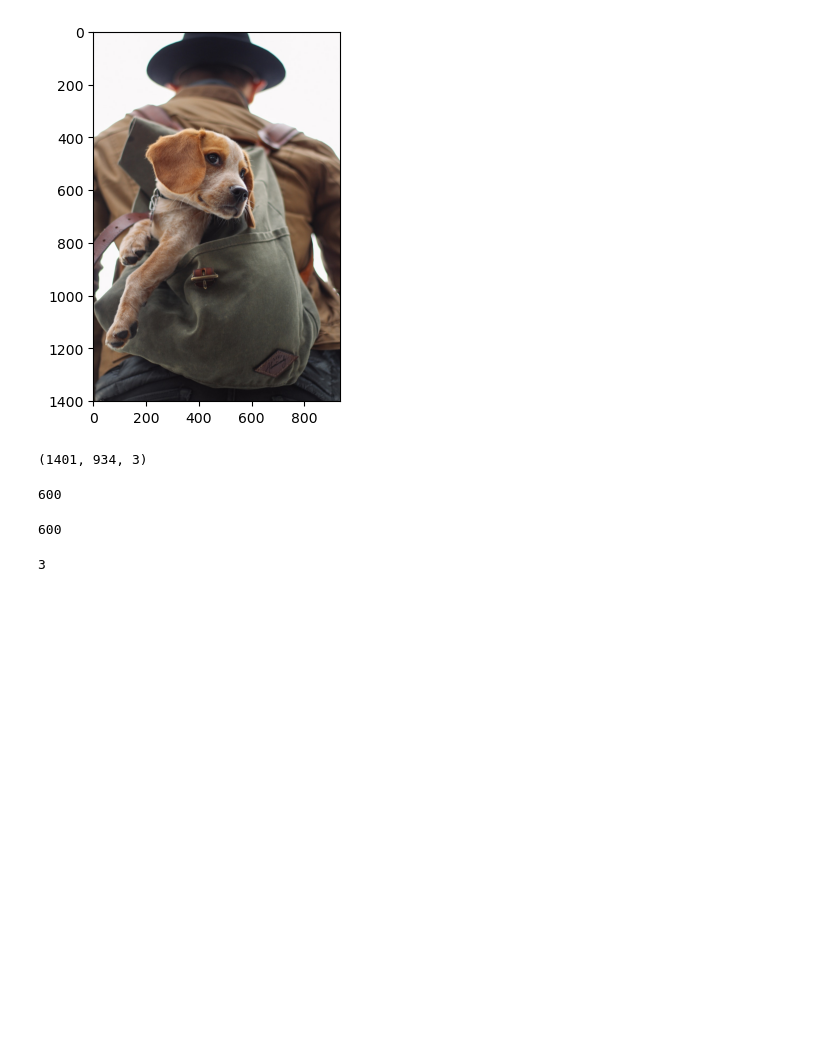
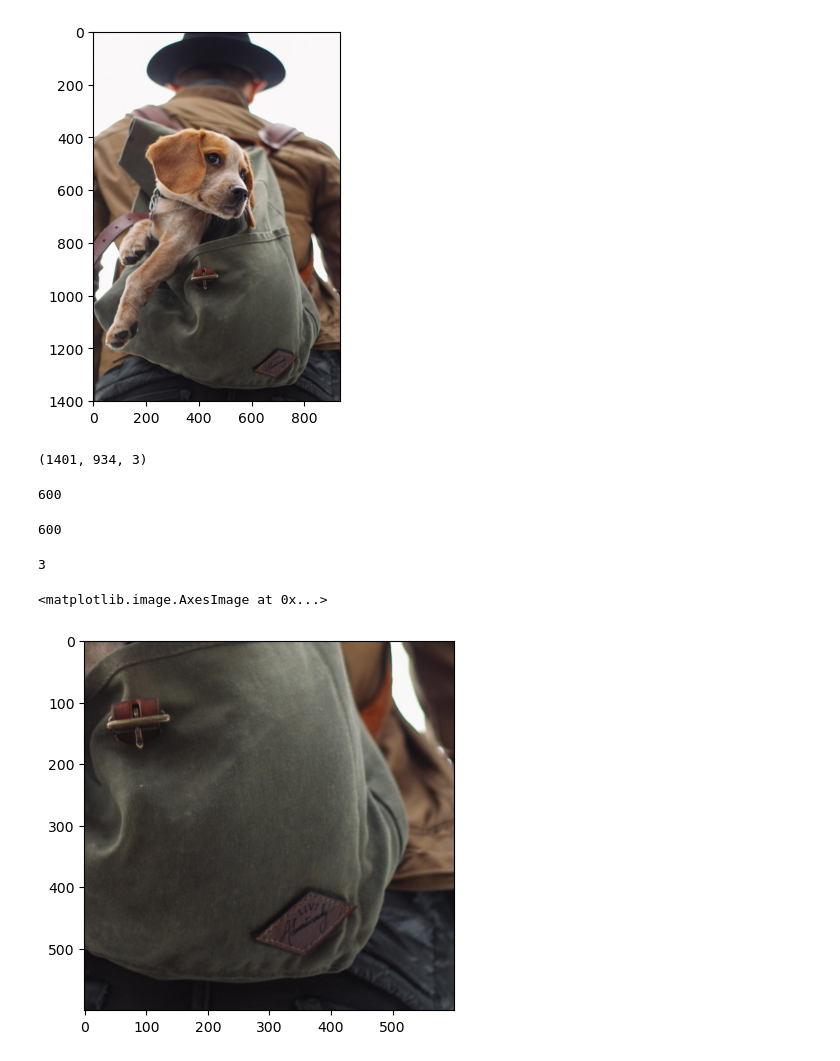
Before and after one commit to Inupa6677/computer-vision-new, a Jupyter notebook: blending 2 images.ipynb, the cells around one changed output. Drawn from its saved outputs; the diff is of its cells as text; code cells hidden in the pictures; blank space fills up the shorter version.

```diff
--- a/blending 2 images.ipynb
+++ b/blending 2 images.ipynb
@@ -142,3 +142,10 @@ channels
 # roi = region of intrest
 # %%
 roi = img1[y_offset:1401,x_offset:934]
+# %%
+plt.imshow(roi)
+
+## region of intrest in the image
+# %% [output]
+<matplotlib.image.AxesImage at 0x...>
+[figure, added]
```
Also changed, not shown: parts of 17 cells of this notebook.
